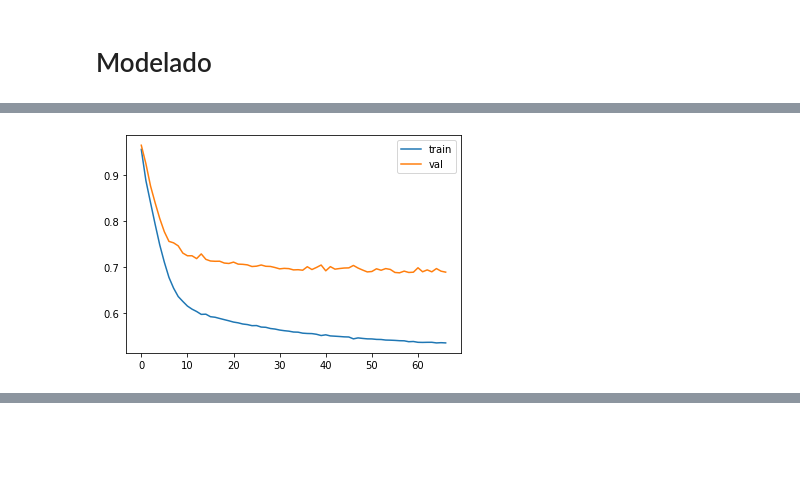
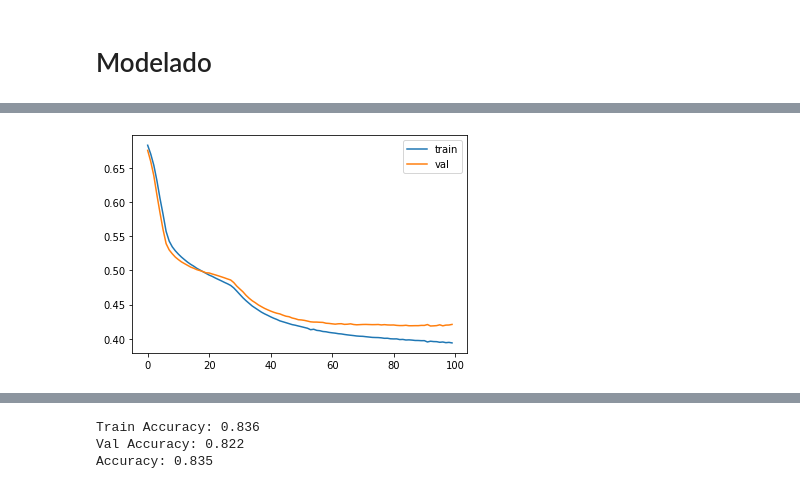
Before and after one commit to dmar10862/uoc_tipologia_y_ciclo_de_vida_de_los_datos_practica_2, a Jupyter notebook: src/UOC_M2851_DataAnalysis.ipynb, the cells around one changed output, grey strips where cells are left out. Saved outputs shown, nothing was run; the diff lists cells and outputs as text; code cells hidden in the pictures; blank space fills up the shorter version.

```diff
--- a/src/UOC_M2851_DataAnalysis.ipynb
+++ b/src/UOC_M2851_DataAnalysis.ipynb
@@ -102,6 +123,6 @@ display(X_test.head())
 # Limpieza de datos
 # %%
 # Deajar solo variables útiles
-df_train = df_train[['Survived', 'Pclass', 'Sex', 'Age', 'SibSp', 'Parch', 'Fare', 'Embarked']]
+X = X[['Pclass', 'Sex', 'Age', 'SibSp', 'Parch', 'Fare', 'Embarked']]
 X_test = X_test[['Pclass', 'Sex', 'Age', 'SibSp', 'Parch', 'Fare', 'Embarked']]
 # %%
@@ -182,8 +203,8 @@ display(X_test.describe())
 imp = KNNImputer()
 
 # Se aplica la transformación para cada atributo
-df_train['Age'] = pd.DataFrame(imp.fit_transform(df_train[['Age']]), columns = ['Age'])
+X['Age'] = pd.DataFrame(imp.fit_transform(X[['Age']]), columns = ['Age'])
 
 # Se analiza la distribución del dataframe
-display(df_train.describe())
+display(X.describe())
 # %% [output]
@@ -289,0 +281,4 @@ sns.jointplot(x="Age", y="Fare", kind="reg", data=df_train);
+# %%
+X  = pd.DataFrame(StandardScaler().fit_transform(X), columns = X.columns)
+
+display(X.describe())
@@ -339,25 +342,28 @@ def train_ml_model(model, X_train, y_train, X_val, y_val, epochs=20, batch_size=
 # %%
-# Red neuronal densa
+# Entrenar Red neuronal densa
 # https://machinelearningmastery.com/binary-classification-tutorial-with-the-keras-deep-learning-library/
+# https://www.kaggle.com/parthsuresh/binary-classifier-using-keras-97-98-accuracy
 # @tf.function
-def dense_nn(X, y, epochs=200, batch_size=1, loss='mse', lr=0.0001, patience=10, shuffle=True, stateful=False):
+def dense_nn(X, y, epochs=200, batch_size=1, lr=0.0001, patience=10, shuffle=True, stateful=False):
+  # Split test y val
+  X_train, X_val, y_train, y_val = train_test_split(X, y, test_size=0.1)
 
-  X_train, y_train, X_val, y_val = split_train_validation(X, y)
-
+  # Dimensiones
   n_input =  X_train.shape[1]
   n_output = y_train.shape[1]
 
   model = Sequential([
       Dense(n_input, input_dim=n_input, activation='relu'),
-      Dense(60, activation='sigmoid'),
-      Dense(n_output)
+      Dense(16, activation='relu'),
+      Dense(8, activation='relu'),
+      Dense(4, activation='relu'),
+      Dense(n_output, activation='sigmoid')
   ])
 
-  optimizer = Adam(lr=lr, beta_1=0.9, beta_2=0.999, epsilon=None, decay=0.0, amsgrad=False)
-  model.compile(loss=loss, optimizer=optimizer)
+  model.compile(optimizer=Adam(lr=lr), loss='binary_crossentropy', metrics=['accuracy'])
 
-  model = train_ml_model(model, X_train, y_train, X_val, y_val, epochs, batch_size, patience, shuffle, stateful)
+  model = train_ml_model(model, X_train, y_train, X_val, y_val, epochs, batch_size, patience, shuffle)
 
-  return model
+  return model, X_train, X_val, y_train, y_val
 # %%
 # ML Model predict
@@ -401,3 +374,3 @@ print(y.shape)
 # %%
-model = dense_nn(X, y, epochs=200, lr=0.0001, patience=10)
+model, X_train, X_val, y_train, y_val = dense_nn(X, y, epochs=100, batch_size=1, lr=0.0001, patience=10)
 # %% [output]
@@ -421 +394 @@ Epoch 00067: early stopping
-[figure, old version]
+[figure, new version]
@@ -424,3 +399,23 @@ Validation MSE: 0.688
+# %%
+# Train accuracy
+y_pred = predict_with_ml_model(model, X_train)
+train_acc = accuracy_score(y_train, y_pred, normalize=True)
+
+# Val accuracy
+y_pred = predict_with_ml_model(model, X_val)
+val_acc = accuracy_score(y_val, y_pred, normalize=True)
+
+# Global accuracy
+y_pred = predict_with_ml_model(model, X)
+acc = accuracy_score(y, y_pred, normalize=True)
+
+print('Train Accuracy: %.3f' % train_acc)
+print('Val Accuracy: %.3f' % val_acc)
+print('Accuracy: %.3f' % acc)
+# %% [output]
+Train Accuracy: 0.836
+Val Accuracy: 0.822
+Accuracy: 0.835
 # %%
 # generate predictions for test
 df_pred = X_test_orig.copy()
```
Also changed, not shown: parts of 30 cells of this notebook.
